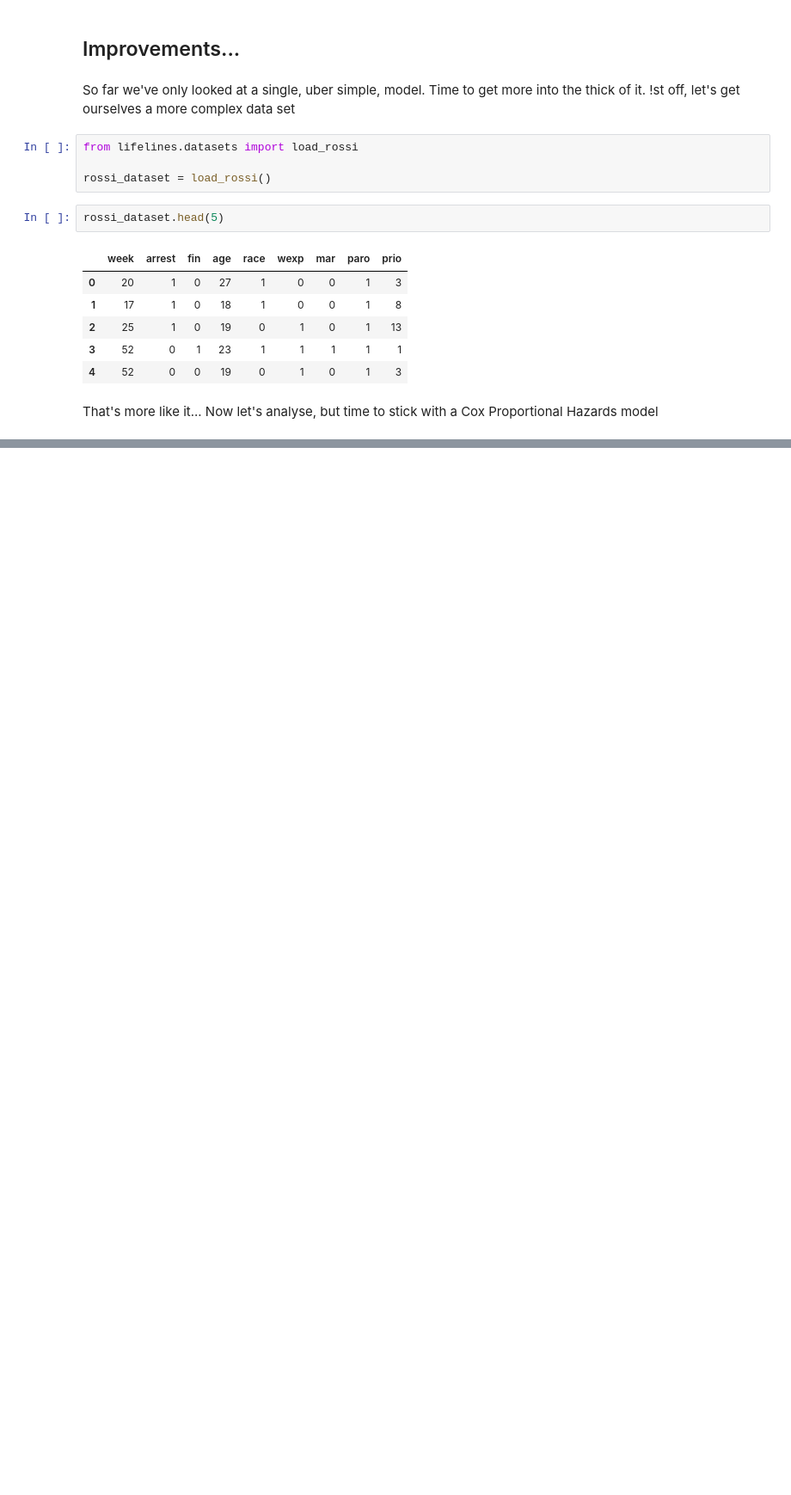
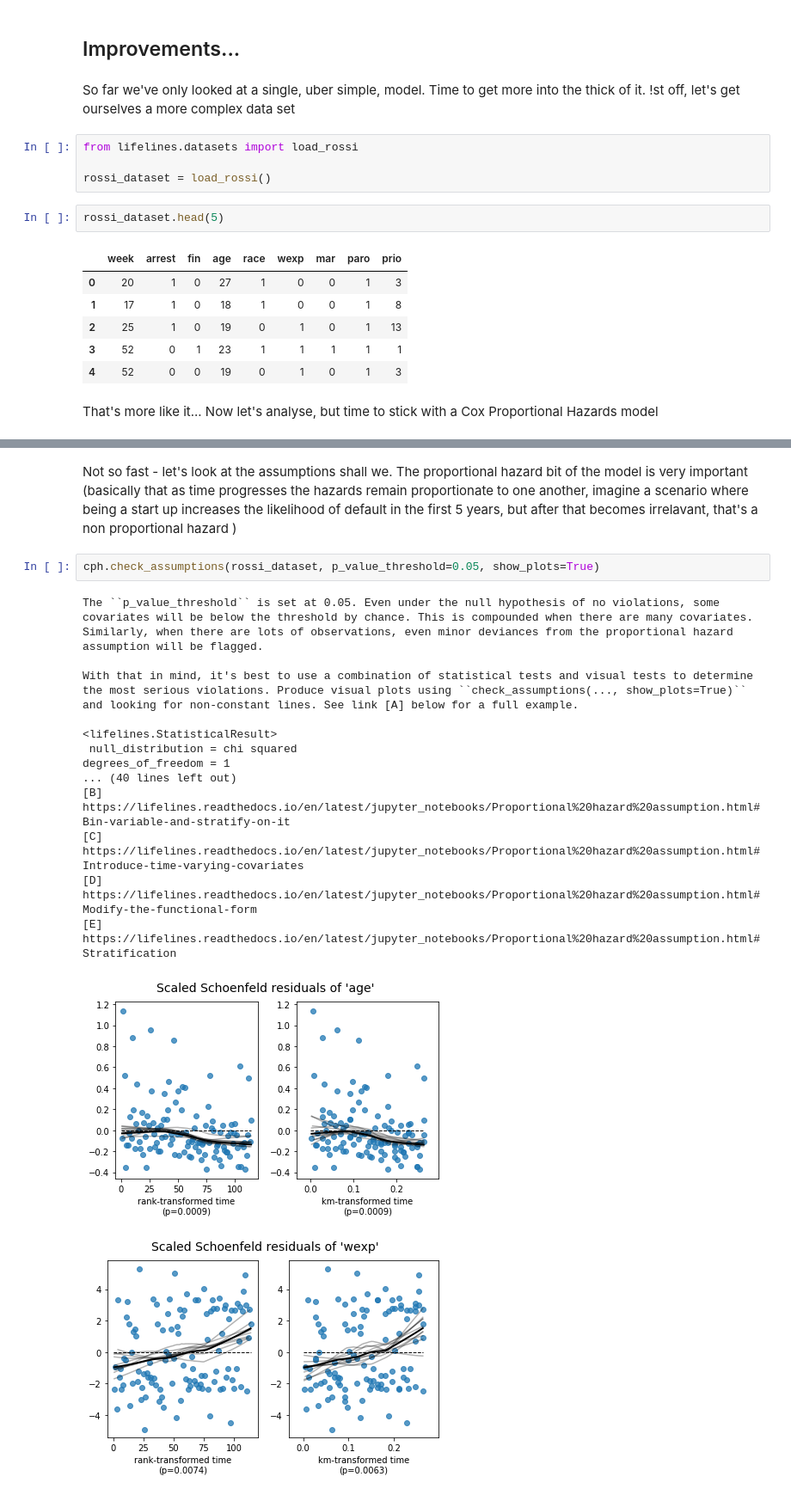
Before and after one commit to MikeDT/Survival-Analysis, a Jupyter notebook: Adventures in Survival Analysis Pt. 1.ipynb, the cells around one changed output, grey strips where cells are left out. Shown at 86% size. Drawn from its saved outputs; the diff is of its cells as text; blank space fills up the shorter version.

Commit message:
Assumption Analysis
inclusion of cox prop hazards assumption tests

```diff
--- a/Adventures in Survival Analysis Pt. 1.ipynb
+++ b/Adventures in Survival Analysis Pt. 1.ipynb
@@ -204,0 +209,24 @@ So, we can see with some certainty that the 'prio', 'fin' and 'age' dimensions h
+# %% [markdown]
+Not so fast - let's look at the assumptions shall we.  The proportional hazard bit of the model is very important (basically that as time progresses the hazards remain proportionate to one another, imagine a scenario where being a start up increases the likelihood of default in the first 5 years, but after that becomes irrelavant, that's a non proportional hazard )
+# %%
+cph.check_assumptions(rossi_dataset, p_value_threshold=0.05, show_plots=True)
+# %% [output]
+The ``p_value_threshold`` is set at 0.05. Even under the null hypothesis of no violations, some
+covariates will be below the threshold by chance. This is compounded when there are many covariates.
+Similarly, when there are lots of observations, even minor deviances from the proportional hazard
+assumption will be flagged.
+
+With that in mind, it's best to use a combination of statistical tests and visual tests to determine
+the most serious violations. Produce visual plots using ``check_assumptions(..., show_plots=True)``
+and looking for non-constant lines. See link [A] below for a full example.
+
+<lifelines.StatisticalResult>
+ null_distribution = chi squared
+degrees_of_freedom = 1
+... (40 lines left out)
+[B]  https://lifelines.readthedocs.io/en/latest/jupyter_notebooks/Proportional%20hazard%20assumption.html#Bin-variable-and-stratify-on-it
+[C]  https://lifelines.readthedocs.io/en/latest/jupyter_notebooks/Proportional%20hazard%20assumption.html#Introduce-time-varying-covariates
+[D]  https://lifelines.readthedocs.io/en/latest/jupyter_notebooks/Proportional%20hazard%20assumption.html#Modify-the-functional-form
+[E]  https://lifelines.readthedocs.io/en/latest/jupyter_notebooks/Proportional%20hazard%20assumption.html#Stratification
+[figure, added]
+[figure, added]
```
Also changed, not shown: parts of 9 cells of this notebook.
